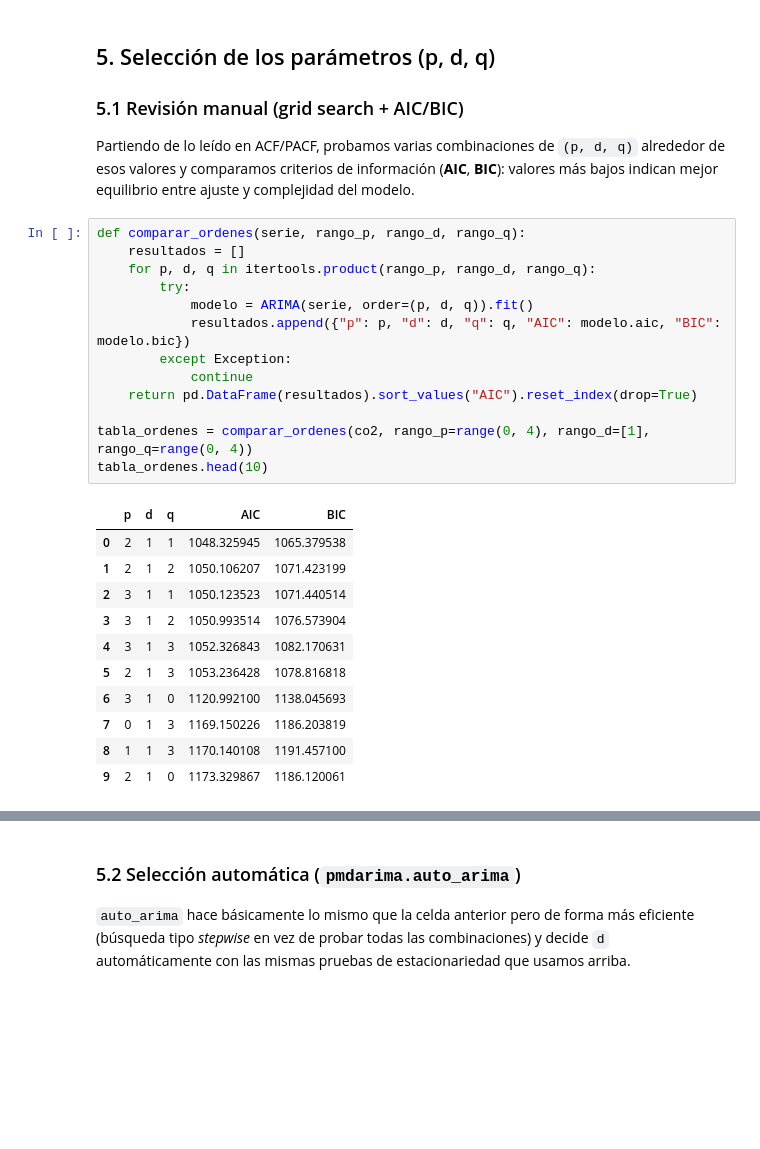
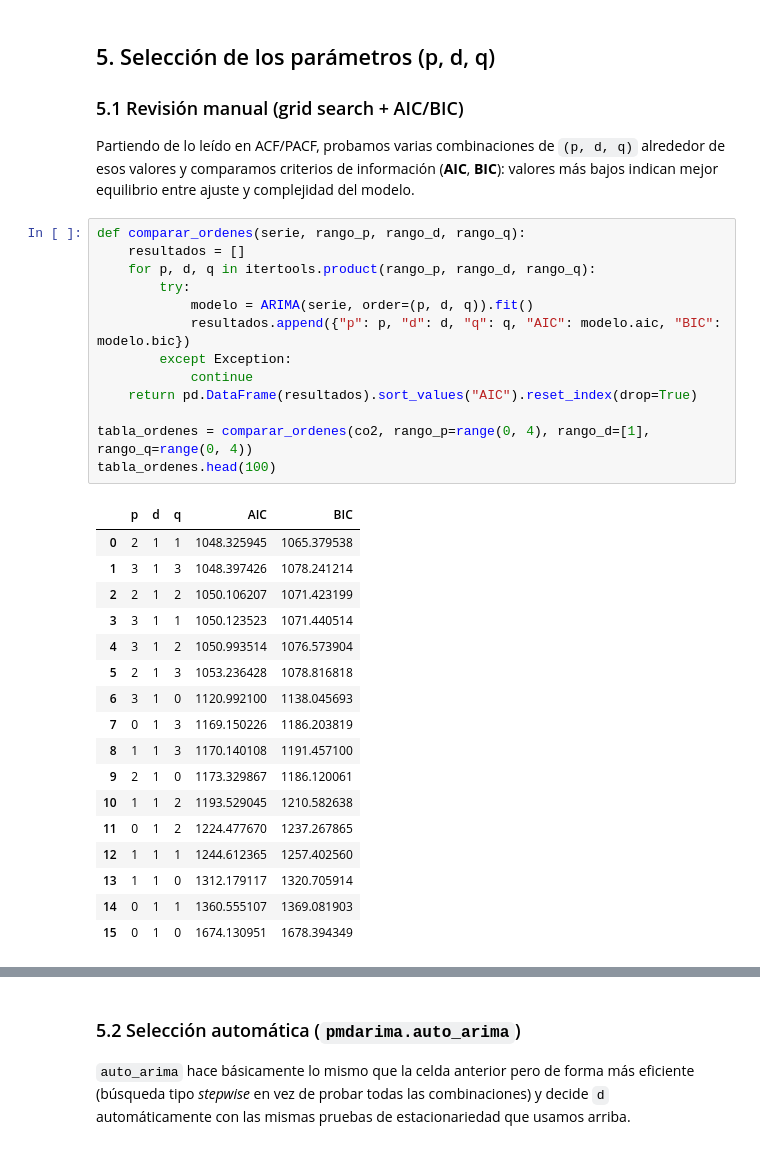
Before and after one commit to mandresblanco/Series-de-tiempo, a Jupyter notebook: Series de tiempo_.ipynb, the cells around one changed output, grey strips where cells are left out. Saved outputs shown, nothing was run; the diff lists cells and outputs as text; blank space fills up the shorter version.

```diff
--- a/Series de tiempo_.ipynb
+++ b/Series de tiempo_.ipynb
@@ -205,25 +204,31 @@ Partiendo de lo leído en ACF/PACF, probamos varias combinaciones de `(p, d, q)`
 # %%
 def comparar_ordenes(serie, rango_p, rango_d, rango_q):
     resultados = []
     for p, d, q in itertools.product(rango_p, rango_d, rango_q):
         try:
             modelo = ARIMA(serie, order=(p, d, q)).fit()
             resultados.append({"p": p, "d": d, "q": q, "AIC": modelo.aic, "BIC": modelo.bic})
         except Exception:
             continue
     return pd.DataFrame(resultados).sort_values("AIC").reset_index(drop=True)
 
 tabla_ordenes = comparar_ordenes(co2, rango_p=range(0, 4), rango_d=[1], rango_q=range(0, 4))
-tabla_ordenes.head(10)
+tabla_ordenes.head(100)
 # %% [output]
 |  | p | d | q | AIC | BIC |
 | 0 | 2 | 1 | 1 | 1048.325945 | 1065.379538 |
-| 1 | 2 | 1 | 2 | 1050.106207 | 1071.423199 |
-| 2 | 3 | 1 | 1 | 1050.123523 | 1071.440514 |
-| 3 | 3 | 1 | 2 | 1050.993514 | 1076.573904 |
-| 4 | 3 | 1 | 3 | 1052.326843 | 1082.170631 |
+| 1 | 3 | 1 | 3 | 1048.397426 | 1078.241214 |
+| 2 | 2 | 1 | 2 | 1050.106207 | 1071.423199 |
+| 3 | 3 | 1 | 1 | 1050.123523 | 1071.440514 |
+| 4 | 3 | 1 | 2 | 1050.993514 | 1076.573904 |
 | 5 | 2 | 1 | 3 | 1053.236428 | 1078.816818 |
 | 6 | 3 | 1 | 0 | 1120.992100 | 1138.045693 |
 | 7 | 0 | 1 | 3 | 1169.150226 | 1186.203819 |
 | 8 | 1 | 1 | 3 | 1170.140108 | 1191.457100 |
 | 9 | 2 | 1 | 0 | 1173.329867 | 1186.120061 |
+| 10 | 1 | 1 | 2 | 1193.529045 | 1210.582638 |
+| 11 | 0 | 1 | 2 | 1224.477670 | 1237.267865 |
+| 12 | 1 | 1 | 1 | 1244.612365 | 1257.402560 |
+| 13 | 1 | 1 | 0 | 1312.179117 | 1320.705914 |
+| 14 | 0 | 1 | 1 | 1360.555107 | 1369.081903 |
+| 15 | 0 | 1 | 0 | 1674.130951 | 1678.394349 |
```
Also changed, not shown: parts of 5 cells of this notebook, 1 other file.
